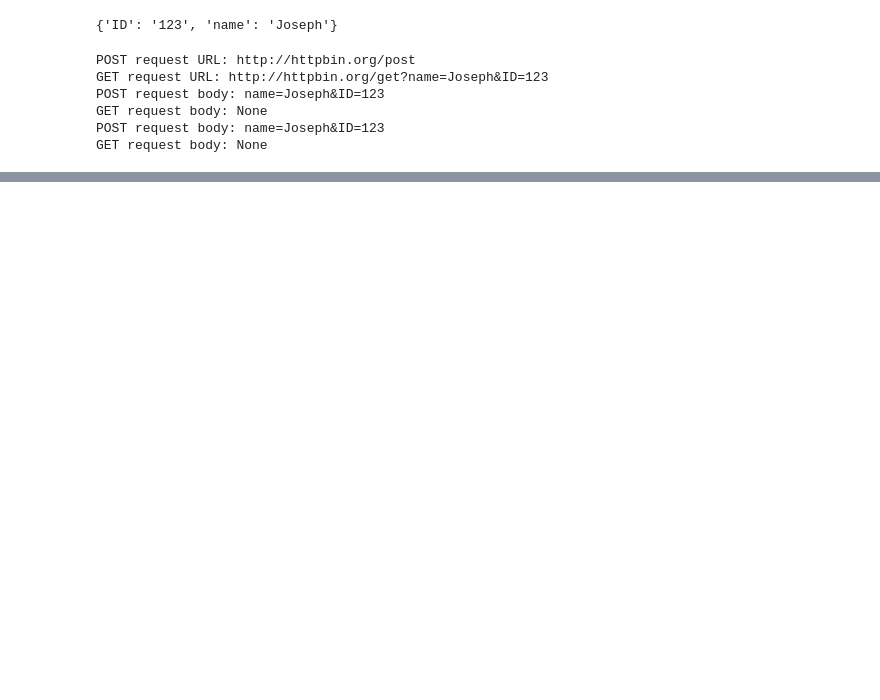
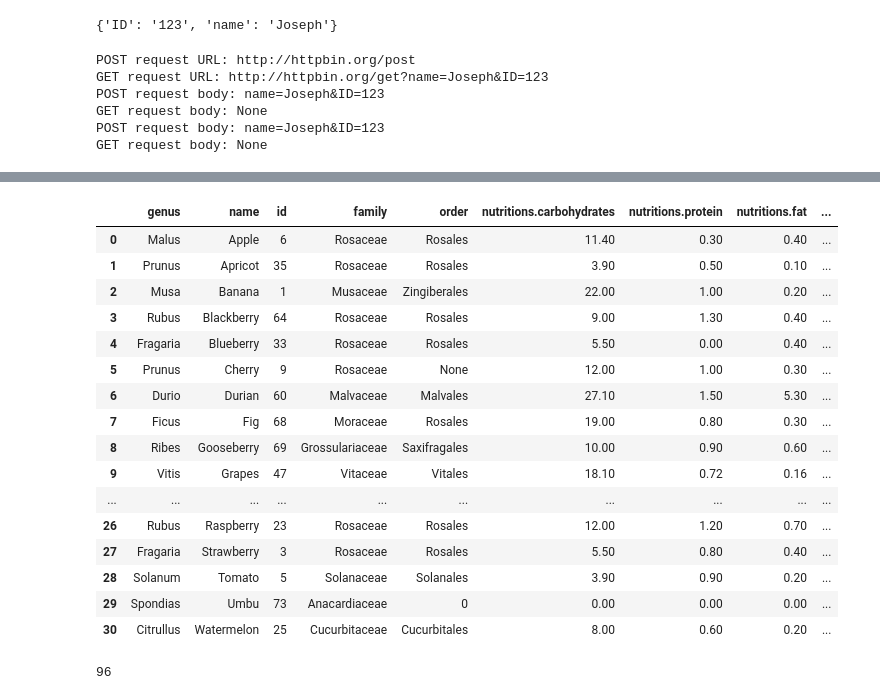
Before and after one commit to PosgradoMNA/actividades-de-aprendizaje-Pabloacostatec, a Jupyter notebook: Semana_3_Python_for_Data_Science.ipynb, the cells around one changed output, grey strips where cells are left out. Saved outputs shown, nothing was run; the diff lists cells and outputs as text; code cells hidden in the pictures; blank space fills up the shorter version.

```diff
--- a/Semana_3_Python_for_Data_Science.ipynb
+++ b/Semana_3_Python_for_Data_Science.ipynb
@@ -247,0 +293,41 @@ GET request body: None
+# %%
+import requests
+import json
+
+data = requests.get("https://www.fruityvice.com/api/fruit/all")
+results = json.loads(data.text)
+pd.DataFrame(results)
+
+df2 = pd.json_normalize(results)
+df2
+# %% [output]
+|  | genus | name | id | family | order | nutritions.carbohydrates | nutritions.protein | nutritions.fat | ... |
+| 0 | Malus | Apple | 6 | Rosaceae | Rosales | 11.40 | 0.30 | 0.40 | ... |
+| 1 | Prunus | Apricot | 35 | Rosaceae | Rosales | 3.90 | 0.50 | 0.10 | ... |
+| 2 | Musa | Banana | 1 | Musaceae | Zingiberales | 22.00 | 1.00 | 0.20 | ... |
+| 3 | Rubus | Blackberry | 64 | Rosaceae | Rosales | 9.00 | 1.30 | 0.40 | ... |
+| 4 | Fragaria | Blueberry | 33 | Rosaceae | Rosales | 5.50 | 0.00 | 0.40 | ... |
+| 5 | Prunus | Cherry | 9 | Rosaceae | None | 12.00 | 1.00 | 0.30 | ... |
+| 6 | Durio | Durian | 60 | Malvaceae | Malvales | 27.10 | 1.50 | 5.30 | ... |
+| 7 | Ficus | Fig | 68 | Moraceae | Rosales | 19.00 | 0.80 | 0.30 | ... |
+| 8 | Ribes | Gooseberry | 69 | Grossulariaceae | Saxifragales | 10.00 | 0.90 | 0.60 | ... |
+| 9 | Vitis | Grapes | 47 | Vitaceae | Vitales | 18.10 | 0.72 | 0.16 | ... |
+| ... | ... | ... | ... | ... | ... | ... | ... | ... | ... |
+| 26 | Rubus | Raspberry | 23 | Rosaceae | Rosales | 12.00 | 1.20 | 0.70 | ... |
+| 27 | Fragaria | Strawberry | 3 | Rosaceae | Rosales | 5.50 | 0.80 | 0.40 | ... |
+| 28 | Solanum | Tomato | 5 | Solanaceae | Solanales | 3.90 | 0.90 | 0.20 | ... |
+| 29 | Spondias | Umbu | 73 | Anacardiaceae | 0 | 0.00 | 0.00 | 0.00 | ... |
+| 30 | Citrullus | Watermelon | 25 | Cucurbitaceae | Cucurbitales | 8.00 | 0.60 | 0.20 | ... |
+# %%
+df2 = pd.json_normalize(results)
+df2
+
+cherry = df2.loc[df2["name"] == 'Cherry']
+(cherry.iloc[0]['family']) , (cherry.iloc[0]['genus'])
+
+#In this Exercise, find out how many calories are contained in a banana.
+
+Banana = df2.loc[df2["name"] == 'Banana']
+Banana.iloc[0]['nutritions.calories']
+# %% [output]
+96
```
Also changed, not shown: parts of 7 cells of this notebook.
